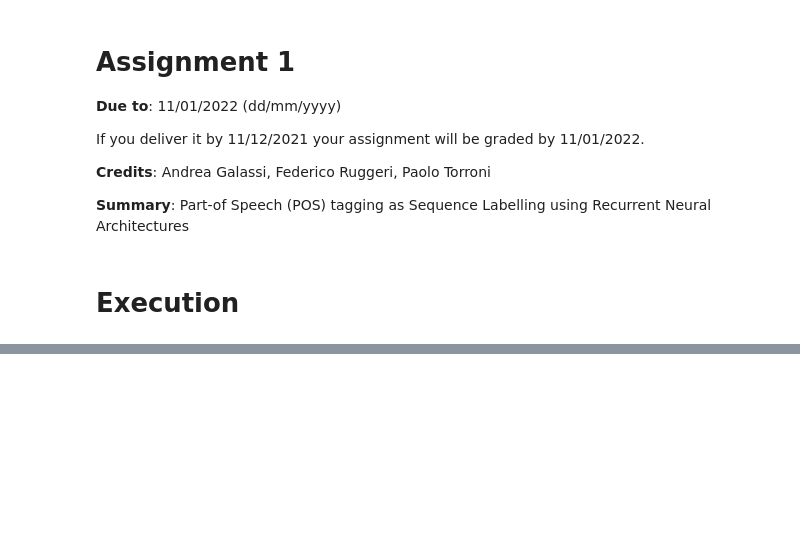
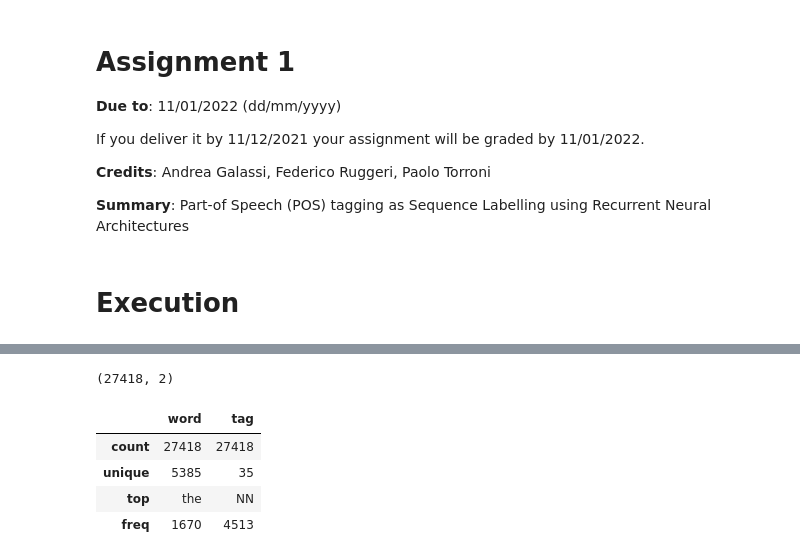
Before and after one commit to antoniototimorelli/nlp_unibo_2023-24_assignments, a Jupyter notebook: Assignment_1/POS_Toti.ipynb, the cells around one changed output, grey strips where cells are left out. Cells and saved outputs as stored; diff of their text form; code cells hidden in the pictures; blank space fills up the shorter version.

```diff
--- a/Assignment_1/POS_Toti.ipynb
+++ b/Assignment_1/POS_Toti.ipynb
@@ -132,0 +116,22 @@ emb_model = gloader.load('glove-wiki-gigaword-100')
+# %%
+val_df = pd.DataFrame(val_corpus, columns = ['word', 'tag'])
+
+val_df['word'] = pre_process(val_df,'word')
+
+remove = [':', '#', '"', '$', '-LRB-', '-RRB-', ',', '.', "''", '``', 'SYM']
+for r in remove:
+  val_df['tag'].replace(r, np.nan, inplace=True)
+val_df.dropna(inplace=True)
+
+
+tags_val = sorted(list(set([x for x in val_df.tag])))
+
+print(val_df.shape)
+val_df.describe()
+# %% [output]
+(27418, 2)
+|  | word | tag |
+| count | 27418 | 27418 |
+| unique | 5385 | 35 |
+| top | the | NN |
+| freq | 1670 | 4513 |
```
Also changed, not shown: parts of 50 cells of this notebook, 2 other files.
